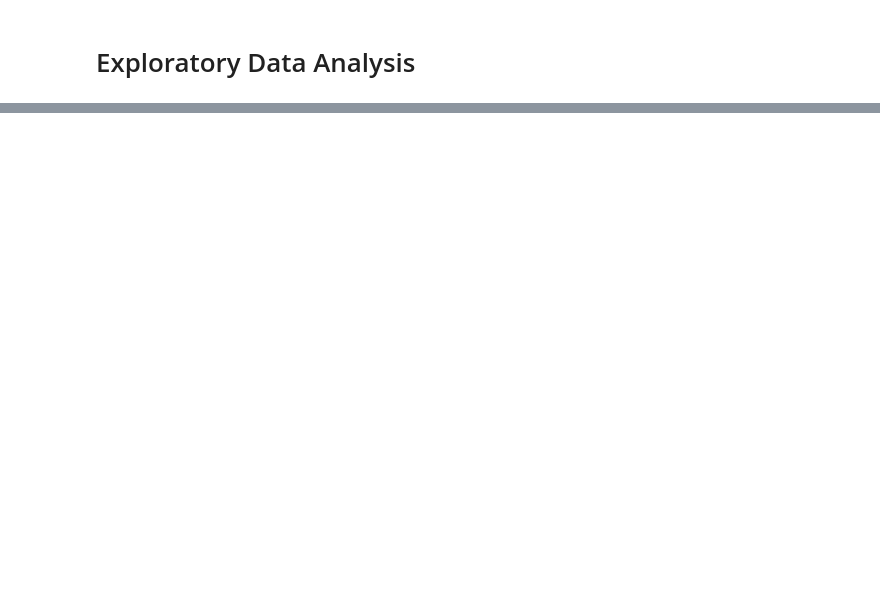
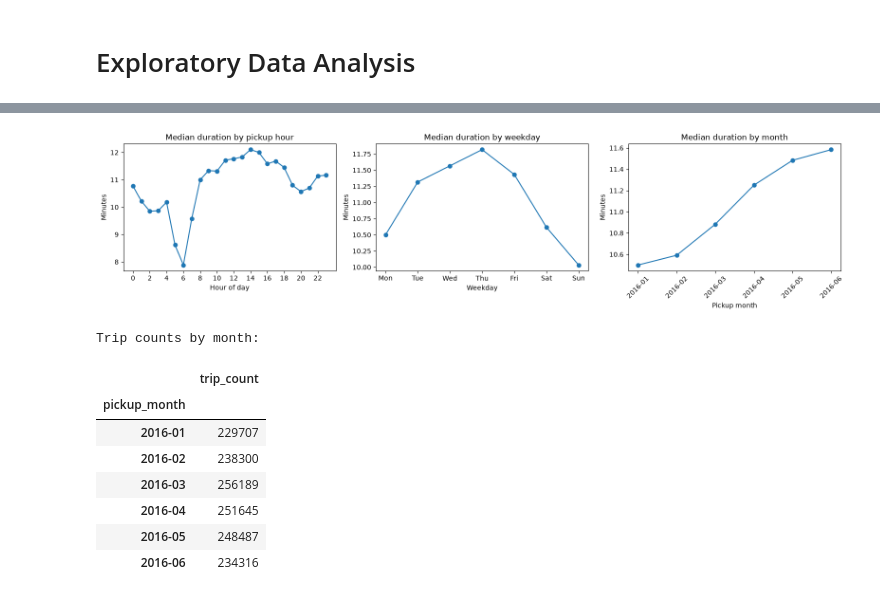
Before and after one commit to SamuelMarEs/ML_TaxiTrips, a Jupyter notebook: 01_eda.ipynb, the cells around one changed output, grey strips where cells are left out. Saved outputs shown, nothing was run; the diff lists cells and outputs as text; code cells hidden in the pictures; blank space fills up the shorter version.

Commit message:
Perform exploratory data analysis

```diff
--- a/01_eda.ipynb
+++ b/01_eda.ipynb
@@ -42,0 +64,3 @@ First, let's provide a quick overview of what each column represents:
+# %%
+TaxiTrips = load("taxi_trips.csv")
+TaxiTrips.head()
@@ -42,0 +201,37 @@ First, let's provide a quick overview of what each column represents:
+# %%
+# Pickup time patterns. Weekday: Monday=0 through Sunday=6.
+time_data = TaxiTrips.assign(
+    duration_minutes=duration_minutes,
+    pickup_hour=TaxiTrips["pickup_datetime"].dt.hour,
+    pickup_weekday=TaxiTrips["pickup_datetime"].dt.dayofweek,
+    pickup_month=TaxiTrips["pickup_datetime"].dt.to_period("M").astype(str),
+)
+weekday_names = ["Mon", "Tue", "Wed", "Thu", "Fri", "Sat", "Sun"]
+hourly = time_data.groupby("pickup_hour")["duration_minutes"].median()
+weekday = time_data.groupby("pickup_weekday")["duration_minutes"].median()
+monthly = time_data.groupby("pickup_month")["duration_minutes"].median()
+
+fig, axes = plt.subplots(1, 3, figsize=(16, 4))
+hourly.plot(ax=axes[0], marker="o")
+axes[0].set(title="Median duration by pickup hour", xlabel="Hour of day", ylabel="Minutes", xticks=range(0, 24, 2))
+weekday.plot(ax=axes[1], marker="o")
+axes[1].set(title="Median duration by weekday", xlabel="Weekday", ylabel="Minutes", xticks=range(7), xticklabels=weekday_names)
+monthly.plot(ax=axes[2], marker="o")
+axes[2].set(title="Median duration by month", xlabel="Pickup month", ylabel="Minutes")
+axes[2].tick_params(axis="x", rotation=45)
+plt.tight_layout()
+plt.show()
+
+print("Trip counts by month:")
+display(time_data.groupby("pickup_month").size().rename("trip_count").to_frame())
+# %% [output]
+[figure, added]
+Trip counts by month:
+|  | trip_count |
+| pickup_month |  |
+| 2016-01 | 229707 |
+| 2016-02 | 238300 |
+| 2016-03 | 256189 |
+| 2016-04 | 251645 |
+| 2016-05 | 248487 |
+| 2016-06 | 234316 |
```
Also changed, not shown: parts of 9 cells of this notebook.
